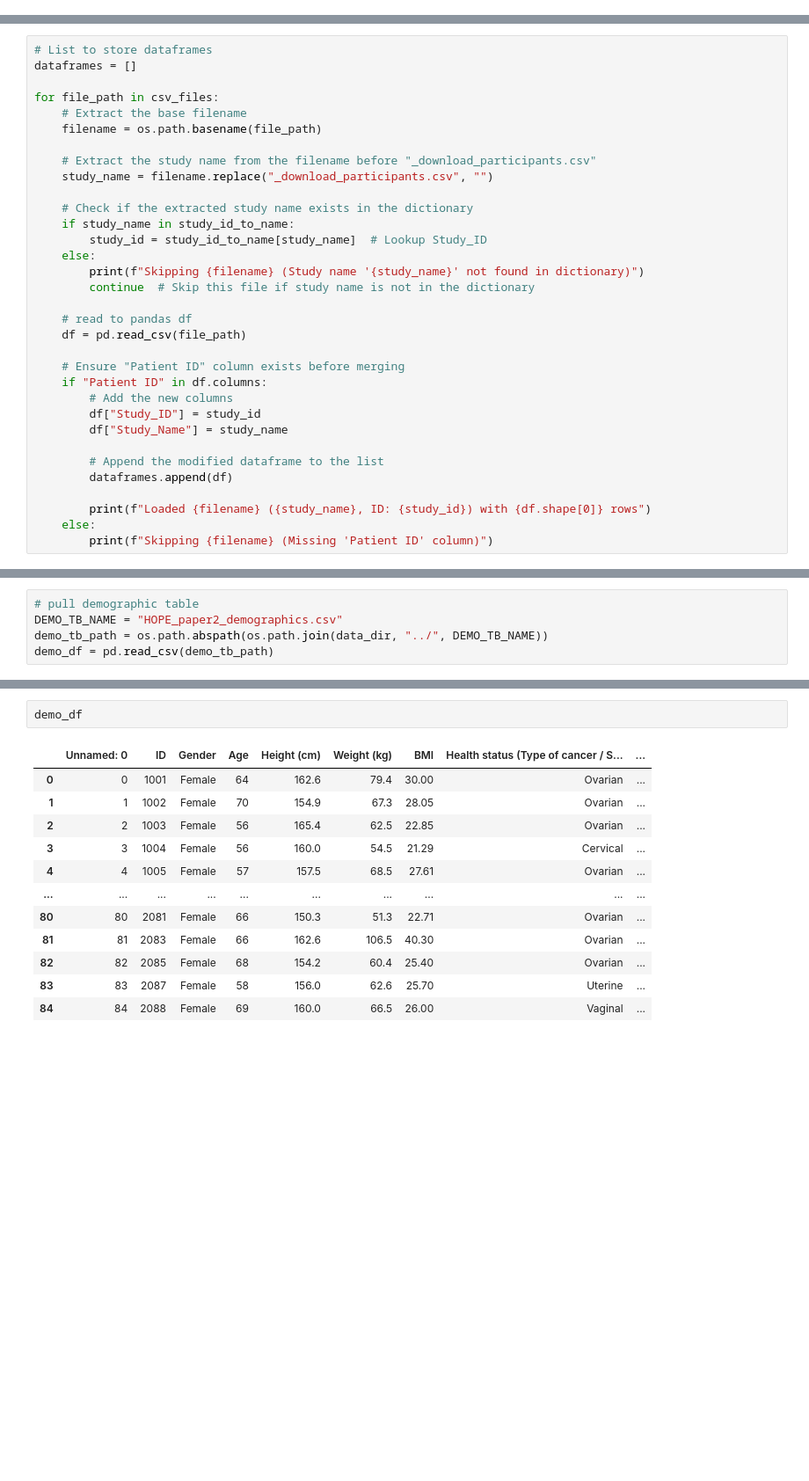
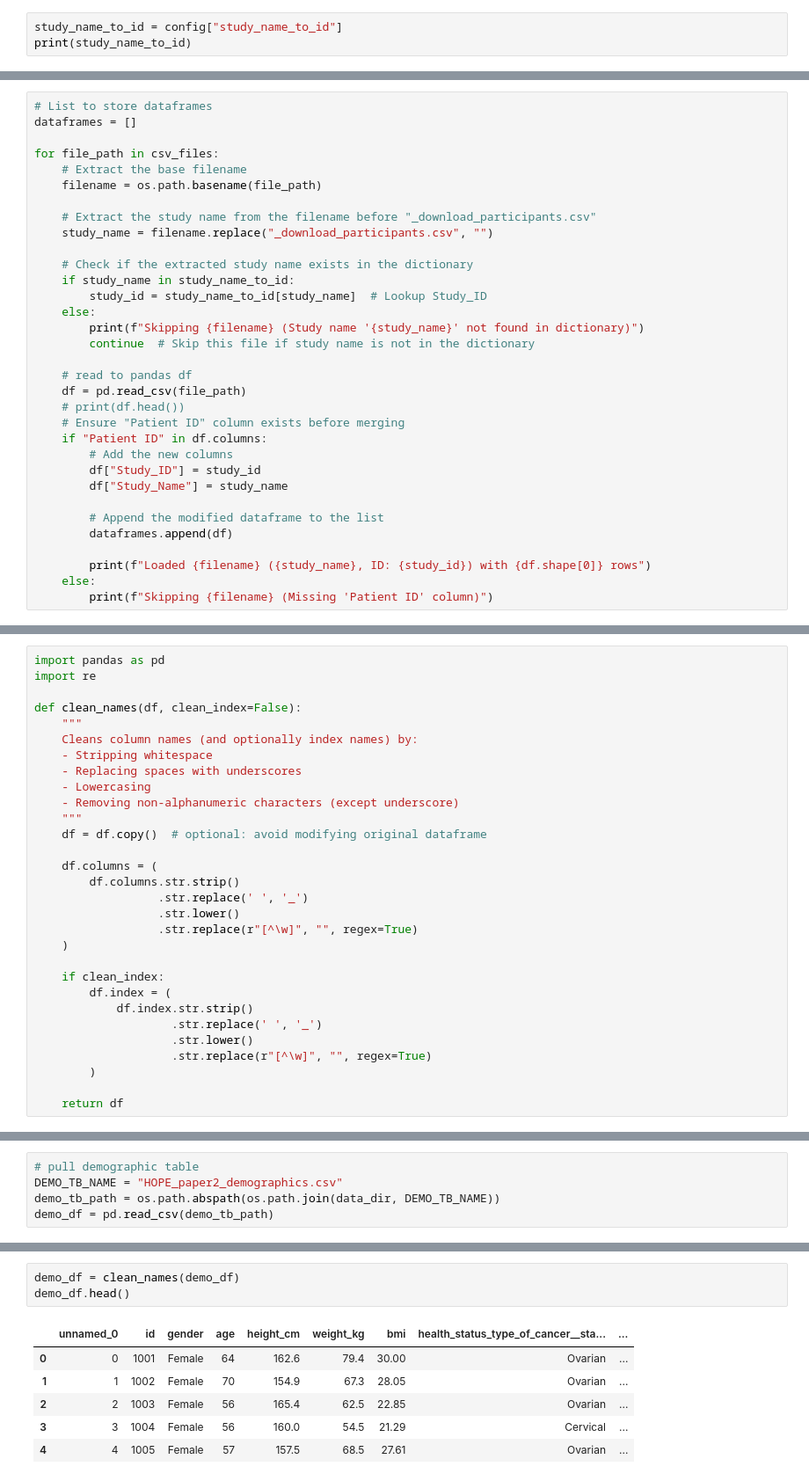
Before and after one commit to elizabethyoo/beiwe, a Jupyter notebook: code/forest_mano/0_beiwe-ids_to_studies.ipynb, the cells around one changed output, grey strips where cells are left out. Shown at 88% size. Saved outputs shown, nothing was run; the diff lists cells and outputs as text; blank space fills up the shorter version.

```diff
--- a/code/forest_mano/0_beiwe-ids_to_studies.ipynb
+++ b/code/forest_mano/0_beiwe-ids_to_studies.ipynb
@@ -28,0 +34,3 @@ Data directory: /n/onnela_dp_l3/Lab/HOPE/beiwe/data/download_participants
+# %%
+study_name_to_id = config["study_name_to_id"]
+print(study_name_to_id)
@@ -38,15 +49,15 @@ for file_path in csv_files:
     study_name = filename.replace("_download_participants.csv", "")
 
     # Check if the extracted study name exists in the dictionary
-    if study_name in study_id_to_name:
-        study_id = study_id_to_name[study_name]  # Lookup Study_ID
+    if study_name in study_name_to_id:
+        study_id = study_name_to_id[study_name]  # Lookup Study_ID
     else:
         print(f"Skipping {filename} (Study name '{study_name}' not found in dictionary)")
         continue  # Skip this file if study name is not in the dictionary
 
     # read to pandas df
     df = pd.read_csv(file_path)
-
+    # print(df.head())
     # Ensure "Patient ID" column exists before merging
     if "Patient ID" in df.columns:
         # Add the new columns
@@ -84 +126,31 @@ Merged file saved to: /n/onnela_dp_l3/Lab/HOPE/beiwe/data/download_participants/
+# %%
+import pandas as pd
+import re
+
+def clean_names(df, clean_index=False):
+    """
+    Cleans column names (and optionally index names) by:
+    - Stripping whitespace
+    - Replacing spaces with underscores
+    - Lowercasing
+    - Removing non-alphanumeric characters (except underscore)
+    """
+    df = df.copy()  # optional: avoid modifying original dataframe
+
+    df.columns = (
+        df.columns.str.strip()
+                  .str.replace(' ', '_')
+                  .str.lower()
+                  .str.replace(r"[^\w]", "", regex=True)
+    )
+
+    if clean_index:
+        df.index = (
+            df.index.str.strip()
+                    .str.replace(' ', '_')
+                    .str.lower()
+                    .str.replace(r"[^\w]", "", regex=True)
+        )
+
+    return df
 # %%
@@ -87,5 +172,5 @@ combined_df.rename(columns={"Patient ID": "Beiwe_ID"}, inplace=True)
 # %%
 # pull demographic table
 DEMO_TB_NAME = "HOPE_paper2_demographics.csv"
-demo_tb_path = os.path.abspath(os.path.join(data_dir, "../", DEMO_TB_NAME))
+demo_tb_path = os.path.abspath(os.path.join(data_dir, DEMO_TB_NAME))
 demo_df = pd.read_csv(demo_tb_path)
@@ -92,15 +186,10 @@ demo_df = pd.read_csv(demo_tb_path)
 # %%
-demo_df
+demo_df = clean_names(demo_df)
+demo_df.head()
 # %% [output]
-|  | Unnamed: 0 | ID | Gender | Age | Height (cm) | Weight (kg) | BMI | Health status (Type of cancer / S... | ... |
+|  | unnamed_0 | id | gender | age | height_cm | weight_kg | bmi | health_status_type_of_cancer__sta... | ... |
 | 0 | 0 | 1001 | Female | 64 | 162.6 | 79.4 | 30.00 | Ovarian | ... |
 | 1 | 1 | 1002 | Female | 70 | 154.9 | 67.3 | 28.05 | Ovarian | ... |
 | 2 | 2 | 1003 | Female | 56 | 165.4 | 62.5 | 22.85 | Ovarian | ... |
 | 3 | 3 | 1004 | Female | 56 | 160.0 | 54.5 | 21.29 | Cervical | ... |
 | 4 | 4 | 1005 | Female | 57 | 157.5 | 68.5 | 27.61 | Ovarian | ... |
-| ... | ... | ... | ... | ... | ... | ... | ... | ... | ... |
-| 80 | 80 | 2081 | Female | 66 | 150.3 | 51.3 | 22.71 | Ovarian | ... |
-| 81 | 81 | 2083 | Female | 66 | 162.6 | 106.5 | 40.30 | Ovarian | ... |
-| 82 | 82 | 2085 | Female | 68 | 154.2 | 60.4 | 25.40 | Ovarian | ... |
-| 83 | 83 | 2087 | Female | 58 | 156.0 | 62.6 | 25.70 | Uterine | ... |
-| 84 | 84 | 2088 | Female | 69 | 160.0 | 66.5 | 26.00 | Vaginal | ... |
```
Also changed, not shown: parts of 16 cells of this notebook, 32 other files.
